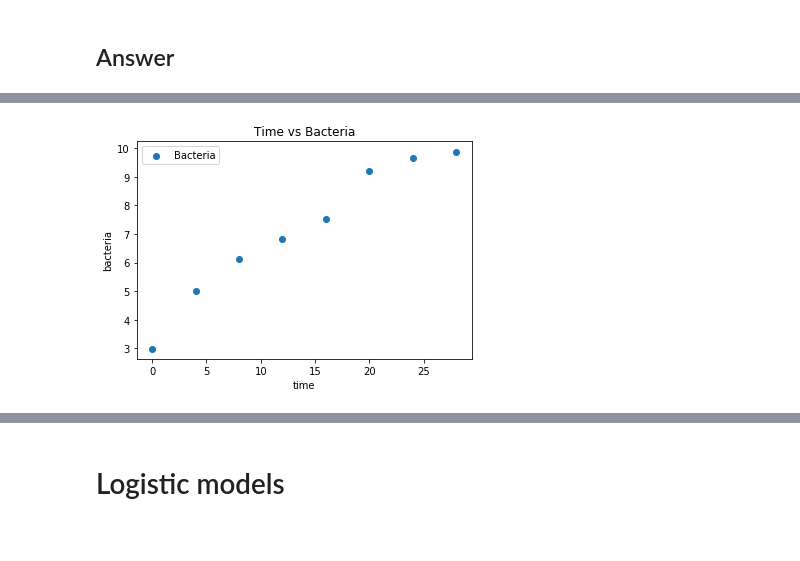
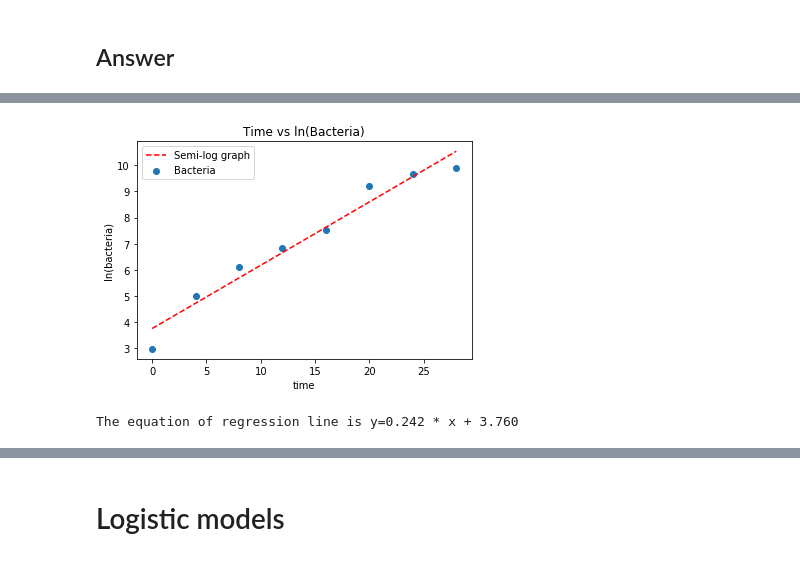
Before and after one commit to shinokada/python-for-ib-diploma-mathematics, a Jupyter notebook: Modelling_functions.ipynb, the cells around one changed output, grey strips where cells are left out. Drawn from its saved outputs; the diff is of its cells as text; code cells hidden in the pictures.

```diff
--- a/Modelling_functions.ipynb
+++ b/Modelling_functions.ipynb
@@ -632,14 +627,18 @@ plt.show()
 # %%
 import numpy as np
 import matplotlib.pyplot as plt
 %matplotlib inline
-from scipy.optimize import curve_fit
 
+p = np.polyfit(time, np.log(bacteria), 1)
 plt.scatter(time,np.log(bacteria),label='Bacteria')
-plt.title("Time vs Bacteria")
+plt.plot(time, p[0] * time + p[1], 'r--', label='Semi-log graph')
+plt.title("Time vs ln(Bacteria)")
 plt.xlabel('time')
-plt.ylabel('bacteria')
+plt.ylabel('ln(bacteria)')
 plt.legend()
 plt.show()
+
+print(f'The equation of regression line is y={p[0]:.3f} * x + {p[1]:.3f}')
 # %% [output]
-[figure, old version]
+[figure, new version]
+The equation of regression line is y=0.242 * x + 3.760
```
Also changed, not shown: parts of 35 cells of this notebook.
